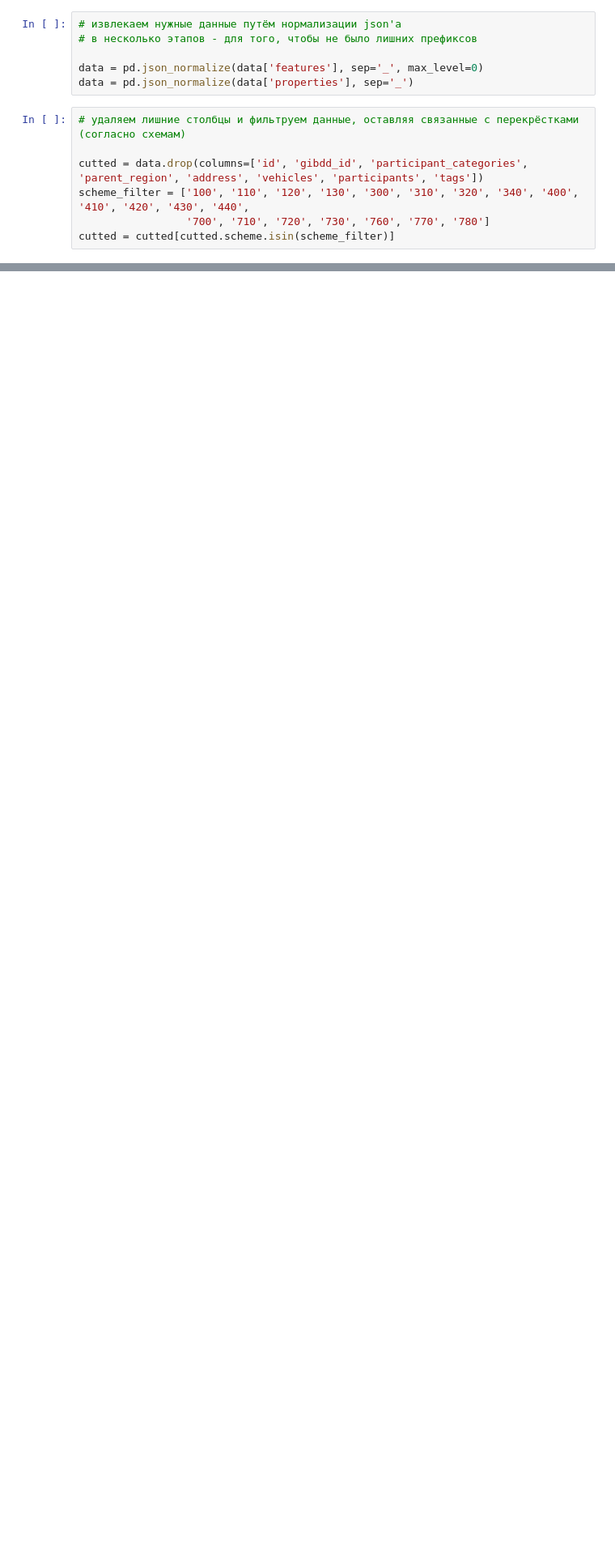
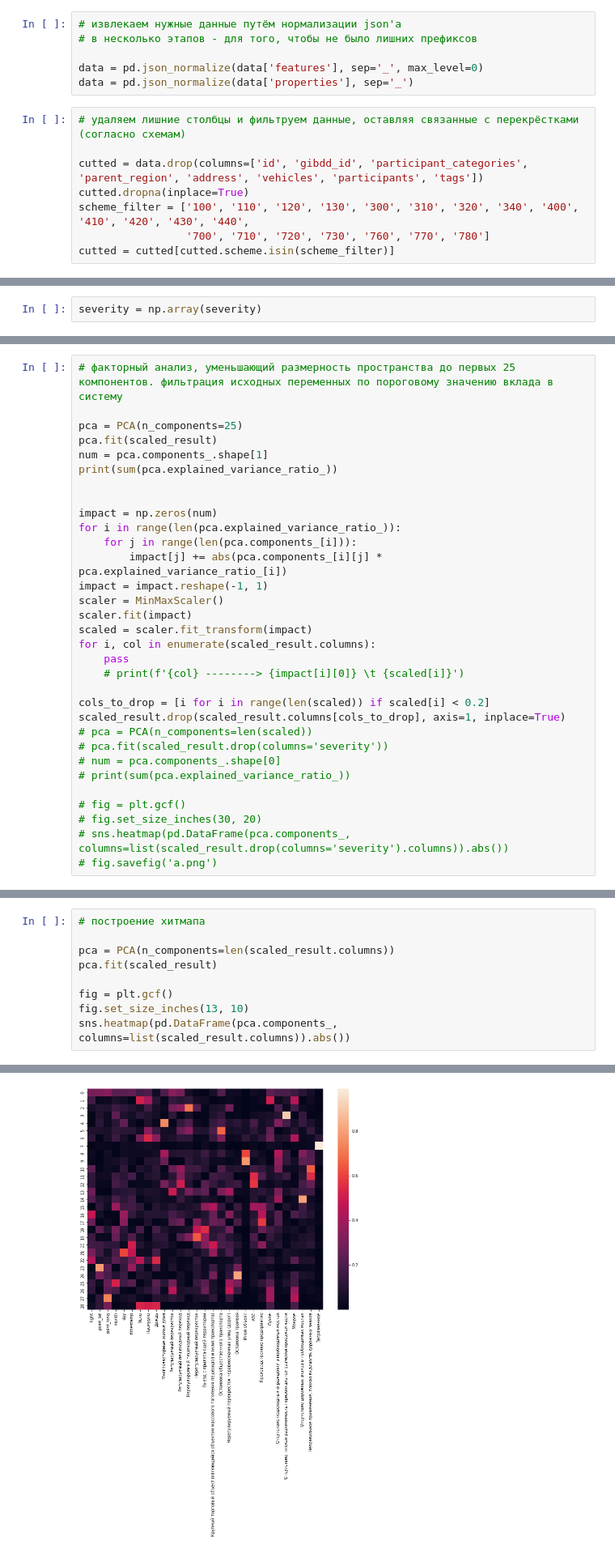
Before and after one commit to Sertyhopss/car-crash, a Jupyter notebook: json_read.ipynb, the cells around one changed output, grey strips where cells are left out. Shown at 81% size. Drawn from its saved outputs; the diff is of its cells as text; blank space fills up the shorter version.

```diff
--- a/json_read.ipynb
+++ b/json_read.ipynb
@@ -63,6 +74,7 @@ data = pd.json_normalize(data['properties'], sep='_')
 # удаляем лишние столбцы и фильтруем данные, оставляя связанные с перекрёстками (согласно схемам)
 
 cutted = data.drop(columns=['id', 'gibdd_id', 'participant_categories', 'parent_region', 'address', 'vehicles', 'participants', 'tags'])
+cutted.dropna(inplace=True)
 scheme_filter = ['100', '110', '120', '130', '300', '310', '320', '340', '400', '410', '420', '430', '440',
                  '700', '710', '720', '730', '760', '770', '780']
 cutted = cutted[cutted.scheme.isin(scheme_filter)]
@@ -133,0 +163,2 @@ memory usage: 7.8+ MB
+# %%
+severity = np.array(severity)
@@ -133,0 +236,32 @@ memory usage: 7.8+ MB
+# %%
+# факторный анализ, уменьшающий размерность пространства до первых 25 компонентов. фильтрация исходных переменных по пороговому значению вклада в систему
+
+pca = PCA(n_components=25)
+pca.fit(scaled_result)
+num = pca.components_.shape[1]
+print(sum(pca.explained_variance_ratio_))
+
+
+impact = np.zeros(num)
+for i in range(len(pca.explained_variance_ratio_)):
+    for j in range(len(pca.components_[i])):
+        impact[j] += abs(pca.components_[i][j] * pca.explained_variance_ratio_[i])
+impact = impact.reshape(-1, 1)
+scaler = MinMaxScaler()
+scaler.fit(impact)
+scaled = scaler.fit_transform(impact)
+for i, col in enumerate(scaled_result.columns):
+    pass
+    # print(f'{col} --------> {impact[i][0]} \t {scaled[i]}')
+
+cols_to_drop = [i for i in range(len(scaled)) if scaled[i] < 0.2]
+scaled_result.drop(scaled_result.columns[cols_to_drop], axis=1, inplace=True)
+# pca = PCA(n_components=len(scaled))
+# pca.fit(scaled_result.drop(columns='severity'))
+# num = pca.components_.shape[0]
+# print(sum(pca.explained_variance_ratio_))
+
+# fig = plt.gcf()
+# fig.set_size_inches(30, 20)
+# sns.heatmap(pd.DataFrame(pca.components_, columns=list(scaled_result.drop(columns='severity').columns)).abs())
+# fig.savefig('a.png')
@@ -133,0 +270,10 @@ memory usage: 7.8+ MB
+# %%
+# построение хитмапа
+
+pca = PCA(n_components=len(scaled_result.columns))
+pca.fit(scaled_result)
+
+fig = plt.gcf()
+fig.set_size_inches(13, 10)
+sns.heatmap(pd.DataFrame(pca.components_, columns=list(scaled_result.columns)).abs())
+# %% [output]
@@ -133,0 +281 @@ memory usage: 7.8+ MB
+[figure, added]
```
Also changed, not shown: parts of 20 cells of this notebook.
